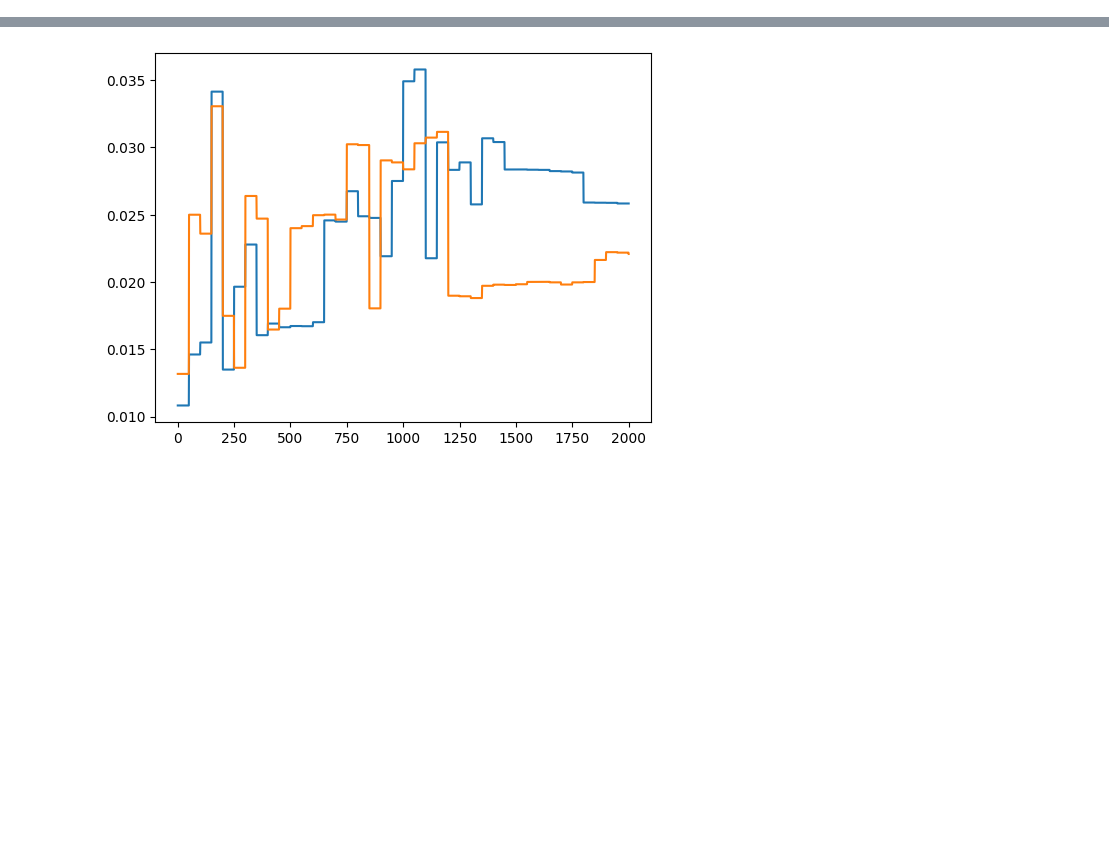
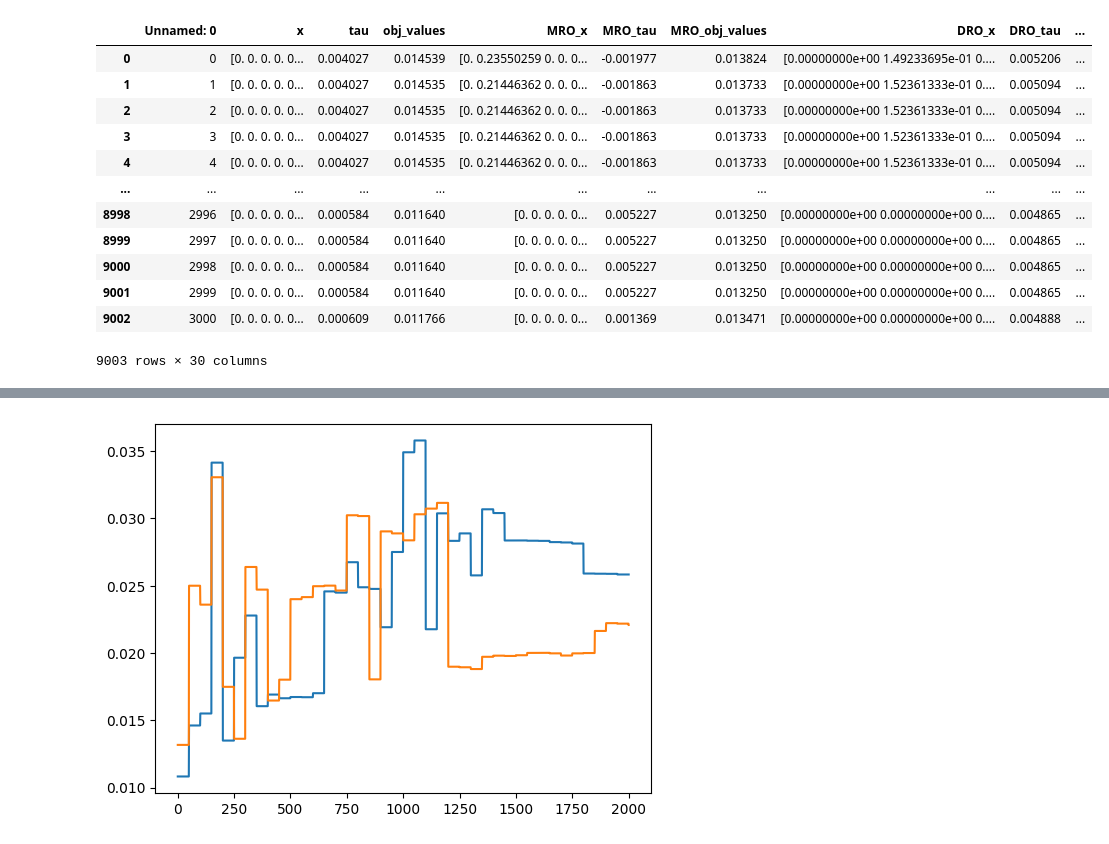
Before and after one commit to stellatogrp/online_mro, a Jupyter notebook: portfolio/online/analysis.ipynb, the cells around one changed output, grey strips where cells are left out. Cells and saved outputs as stored; diff of their text form; code cells hidden in the pictures; blank space fills up the shorter version.

```diff
--- a/portfolio/online/analysis.ipynb
+++ b/portfolio/online/analysis.ipynb
@@ -15,0 +51,16 @@ df = pd.read_csv('./results/03/df.csv')
+# %%
+newdf
+# %% [output]
+|  | Unnamed: 0 | x | tau | obj_values | MRO_x | MRO_tau | MRO_obj_values | DRO_x | DRO_tau | ... |
+| 0 | 0 | [0. 0. 0. 0. 0... | 0.004027 | 0.014539 | [0. 0.23550259 0. 0. 0... | -0.001977 | 0.013824 | [0.00000000e+00 1.49233695e-01 0.... | 0.005206 | ... |
+| 1 | 1 | [0. 0. 0. 0. 0... | 0.004027 | 0.014535 | [0. 0.21446362 0. 0. 0... | -0.001863 | 0.013733 | [0.00000000e+00 1.52361333e-01 0.... | 0.005094 | ... |
+| 2 | 2 | [0. 0. 0. 0. 0... | 0.004027 | 0.014535 | [0. 0.21446362 0. 0. 0... | -0.001863 | 0.013733 | [0.00000000e+00 1.52361333e-01 0.... | 0.005094 | ... |
+| 3 | 3 | [0. 0. 0. 0. 0... | 0.004027 | 0.014535 | [0. 0.21446362 0. 0. 0... | -0.001863 | 0.013733 | [0.00000000e+00 1.52361333e-01 0.... | 0.005094 | ... |
+| 4 | 4 | [0. 0. 0. 0. 0... | 0.004027 | 0.014535 | [0. 0.21446362 0. 0. 0... | -0.001863 | 0.013733 | [0.00000000e+00 1.52361333e-01 0.... | 0.005094 | ... |
+| ... | ... | ... | ... | ... | ... | ... | ... | ... | ... | ... |
+| 8998 | 2996 | [0. 0. 0. 0. 0... | 0.000584 | 0.011640 | [0. 0. 0. 0. 0... | 0.005227 | 0.013250 | [0.00000000e+00 0.00000000e+00 0.... | 0.004865 | ... |
+| 8999 | 2997 | [0. 0. 0. 0. 0... | 0.000584 | 0.011640 | [0. 0. 0. 0. 0... | 0.005227 | 0.013250 | [0.00000000e+00 0.00000000e+00 0.... | 0.004865 | ... |
+| 9000 | 2998 | [0. 0. 0. 0. 0... | 0.000584 | 0.011640 | [0. 0. 0. 0. 0... | 0.005227 | 0.013250 | [0.00000000e+00 0.00000000e+00 0.... | 0.004865 | ... |
+| 9001 | 2999 | [0. 0. 0. 0. 0... | 0.000584 | 0.011640 | [0. 0. 0. 0. 0... | 0.005227 | 0.013250 | [0.00000000e+00 0.00000000e+00 0.... | 0.004865 | ... |
+| 9002 | 3000 | [0. 0. 0. 0. 0... | 0.000609 | 0.011766 | [0. 0. 0. 0. 0... | 0.001369 | 0.013471 | [0.00000000e+00 0.00000000e+00 0.... | 0.004888 | ... |
+9003 rows × 30 columns
```
Also changed, not shown: parts of 10 cells of this notebook, 14 other files.
